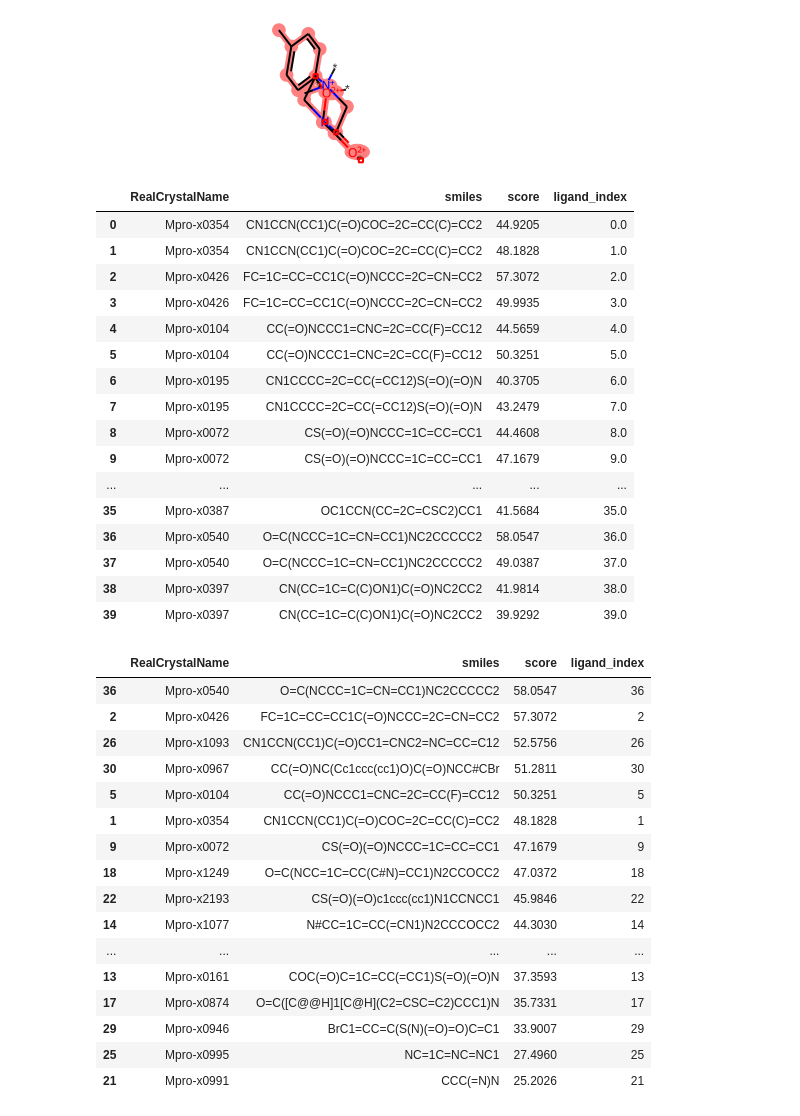
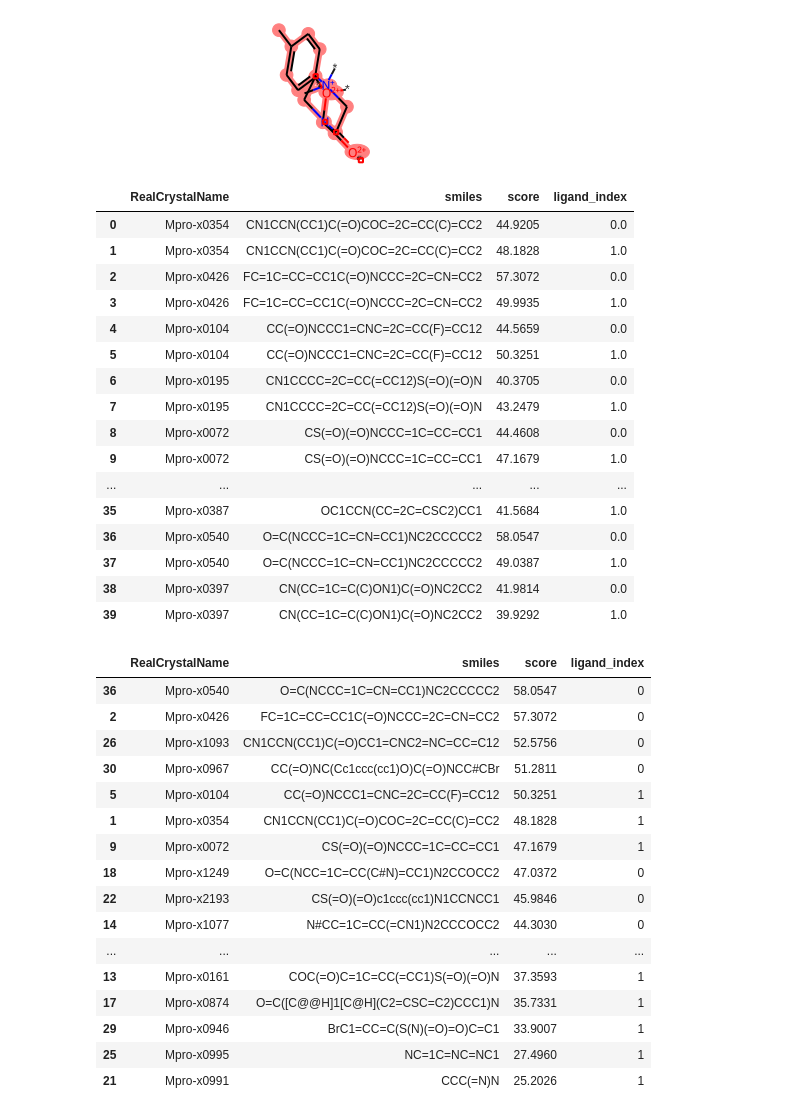
Before and after one commit to wjm41/smi2wyk, a Jupyter notebook: notebooks/docking/dock_mpro_fragments.ipynb, the cells around one changed output. Cells and saved outputs as stored; diff of their text form; code cells hidden in the pictures.

```diff
--- a/notebooks/docking/dock_mpro_fragments.ipynb
+++ b/notebooks/docking/dock_mpro_fragments.ipynb
@@ -154,53 +154,53 @@ Generated from the CSD
 # %%
 df_scores = pd.DataFrame(columns=['RealCrystalName', 'smiles', 'score'])
 
 for index, row in df_frags.iterrows():
     for ligand_index in range(index*n_docks, (index+1)*n_docks):
         try:
             ligand = results.ligands[ligand_index]
             score = ligand.fitness()
-            df_scores = df_scores.append({'RealCrystalName': row.RealCrystalName, 'smiles': row.smiles, 'ligand_index': ligand_index, 'score': score}, ignore_index=True)
+            df_scores = df_scores.append({'RealCrystalName': row.RealCrystalName, 'smiles': row.smiles, 'ligand_index': ligand_index - index*n_docks, 'score': score}, ignore_index=True)
         except:
             pass
 df_scores
 # %% [output]
 |  | RealCrystalName | smiles | score | ligand_index |
 | 0 | Mpro-x0354 | CN1CCN(CC1)C(=O)COC=2C=CC(C)=CC2 | 44.9205 | 0.0 |
 | 1 | Mpro-x0354 | CN1CCN(CC1)C(=O)COC=2C=CC(C)=CC2 | 48.1828 | 1.0 |
-| 2 | Mpro-x0426 | FC=1C=CC=CC1C(=O)NCCC=2C=CN=CC2 | 57.3072 | 2.0 |
-| 3 | Mpro-x0426 | FC=1C=CC=CC1C(=O)NCCC=2C=CN=CC2 | 49.9935 | 3.0 |
-| 4 | Mpro-x0104 | CC(=O)NCCC1=CNC=2C=CC(F)=CC12 | 44.5659 | 4.0 |
-| 5 | Mpro-x0104 | CC(=O)NCCC1=CNC=2C=CC(F)=CC12 | 50.3251 | 5.0 |
-| 6 | Mpro-x0195 | CN1CCCC=2C=CC(=CC12)S(=O)(=O)N | 40.3705 | 6.0 |
-| 7 | Mpro-x0195 | CN1CCCC=2C=CC(=CC12)S(=O)(=O)N | 43.2479 | 7.0 |
-| 8 | Mpro-x0072 | CS(=O)(=O)NCCC=1C=CC=CC1 | 44.4608 | 8.0 |
-| 9 | Mpro-x0072 | CS(=O)(=O)NCCC=1C=CC=CC1 | 47.1679 | 9.0 |
+| 2 | Mpro-x0426 | FC=1C=CC=CC1C(=O)NCCC=2C=CN=CC2 | 57.3072 | 0.0 |
+| 3 | Mpro-x0426 | FC=1C=CC=CC1C(=O)NCCC=2C=CN=CC2 | 49.9935 | 1.0 |
+| 4 | Mpro-x0104 | CC(=O)NCCC1=CNC=2C=CC(F)=CC12 | 44.5659 | 0.0 |
+| 5 | Mpro-x0104 | CC(=O)NCCC1=CNC=2C=CC(F)=CC12 | 50.3251 | 1.0 |
+| 6 | Mpro-x0195 | CN1CCCC=2C=CC(=CC12)S(=O)(=O)N | 40.3705 | 0.0 |
+| 7 | Mpro-x0195 | CN1CCCC=2C=CC(=CC12)S(=O)(=O)N | 43.2479 | 1.0 |
+| 8 | Mpro-x0072 | CS(=O)(=O)NCCC=1C=CC=CC1 | 44.4608 | 0.0 |
+| 9 | Mpro-x0072 | CS(=O)(=O)NCCC=1C=CC=CC1 | 47.1679 | 1.0 |
 | ... | ... | ... | ... | ... |
-| 35 | Mpro-x0387 | OC1CCN(CC=2C=CSC2)CC1 | 41.5684 | 35.0 |
-| 36 | Mpro-x0540 | O=C(NCCC=1C=CN=CC1)NC2CCCCC2 | 58.0547 | 36.0 |
-| 37 | Mpro-x0540 | O=C(NCCC=1C=CN=CC1)NC2CCCCC2 | 49.0387 | 37.0 |
-| 38 | Mpro-x0397 | CN(CC=1C=C(C)ON1)C(=O)NC2CC2 | 41.9814 | 38.0 |
-| 39 | Mpro-x0397 | CN(CC=1C=C(C)ON1)C(=O)NC2CC2 | 39.9292 | 39.0 |
+| 35 | Mpro-x0387 | OC1CCN(CC=2C=CSC2)CC1 | 41.5684 | 1.0 |
+| 36 | Mpro-x0540 | O=C(NCCC=1C=CN=CC1)NC2CCCCC2 | 58.0547 | 0.0 |
+| 37 | Mpro-x0540 | O=C(NCCC=1C=CN=CC1)NC2CCCCC2 | 49.0387 | 1.0 |
+| 38 | Mpro-x0397 | CN(CC=1C=C(C)ON1)C(=O)NC2CC2 | 41.9814 | 0.0 |
+| 39 | Mpro-x0397 | CN(CC=1C=C(C)ON1)C(=O)NC2CC2 | 39.9292 | 1.0 |
 # %%
 df_best_poses = df_scores.sort_values(by='score', ascending=False).drop_duplicates(subset=['RealCrystalName', 'smiles'], keep='first').astype({'ligand_index': int})
 df_best_poses
 # %% [output]
 |  | RealCrystalName | smiles | score | ligand_index |
-| 36 | Mpro-x0540 | O=C(NCCC=1C=CN=CC1)NC2CCCCC2 | 58.0547 | 36 |
-| 2 | Mpro-x0426 | FC=1C=CC=CC1C(=O)NCCC=2C=CN=CC2 | 57.3072 | 2 |
-| 26 | Mpro-x1093 | CN1CCN(CC1)C(=O)CC1=CNC2=NC=CC=C12 | 52.5756 | 26 |
-| 30 | Mpro-x0967 | CC(=O)NC(Cc1ccc(cc1)O)C(=O)NCC#CBr | 51.2811 | 30 |
-| 5 | Mpro-x0104 | CC(=O)NCCC1=CNC=2C=CC(F)=CC12 | 50.3251 | 5 |
+| 36 | Mpro-x0540 | O=C(NCCC=1C=CN=CC1)NC2CCCCC2 | 58.0547 | 0 |
+| 2 | Mpro-x0426 | FC=1C=CC=CC1C(=O)NCCC=2C=CN=CC2 | 57.3072 | 0 |
+| 26 | Mpro-x1093 | CN1CCN(CC1)C(=O)CC1=CNC2=NC=CC=C12 | 52.5756 | 0 |
+| 30 | Mpro-x0967 | CC(=O)NC(Cc1ccc(cc1)O)C(=O)NCC#CBr | 51.2811 | 0 |
+| 5 | Mpro-x0104 | CC(=O)NCCC1=CNC=2C=CC(F)=CC12 | 50.3251 | 1 |
 | 1 | Mpro-x0354 | CN1CCN(CC1)C(=O)COC=2C=CC(C)=CC2 | 48.1828 | 1 |
-| 9 | Mpro-x0072 | CS(=O)(=O)NCCC=1C=CC=CC1 | 47.1679 | 9 |
-| 18 | Mpro-x1249 | O=C(NCC=1C=CC(C#N)=CC1)N2CCOCC2 | 47.0372 | 18 |
-| 22 | Mpro-x2193 | CS(=O)(=O)c1ccc(cc1)N1CCNCC1 | 45.9846 | 22 |
-| 14 | Mpro-x1077 | N#CC=1C=CC(=CN1)N2CCCOCC2 | 44.3030 | 14 |
+| 9 | Mpro-x0072 | CS(=O)(=O)NCCC=1C=CC=CC1 | 47.1679 | 1 |
+| 18 | Mpro-x1249 | O=C(NCC=1C=CC(C#N)=CC1)N2CCOCC2 | 47.0372 | 0 |
+| 22 | Mpro-x2193 | CS(=O)(=O)c1ccc(cc1)N1CCNCC1 | 45.9846 | 0 |
+| 14 | Mpro-x1077 | N#CC=1C=CC(=CN1)N2CCCOCC2 | 44.3030 | 0 |
 | ... | ... | ... | ... | ... |
-| 13 | Mpro-x0161 | COC(=O)C=1C=CC(=CC1)S(=O)(=O)N | 37.3593 | 13 |
-| 17 | Mpro-x0874 | O=C([C@@H]1[C@H](C2=CSC=C2)CCC1)N | 35.7331 | 17 |
-| 29 | Mpro-x0946 | BrC1=CC=C(S(N)(=O)=O)C=C1 | 33.9007 | 29 |
-| 25 | Mpro-x0995 | NC=1C=NC=NC1 | 27.4960 | 25 |
-| 21 | Mpro-x0991 | CCC(=N)N | 25.2026 | 21 |
+| 13 | Mpro-x0161 | COC(=O)C=1C=CC(=CC1)S(=O)(=O)N | 37.3593 | 1 |
+| 17 | Mpro-x0874 | O=C([C@@H]1[C@H](C2=CSC=C2)CCC1)N | 35.7331 | 1 |
+| 29 | Mpro-x0946 | BrC1=CC=C(S(N)(=O)=O)C=C1 | 33.9007 | 1 |
+| 25 | Mpro-x0995 | NC=1C=NC=NC1 | 27.4960 | 1 |
+| 21 | Mpro-x0991 | CCC(=N)N | 25.2026 | 1 |
 # %%
 df_best_poses.to_csv('mpro_frags_best_poses.csv', index=False)
```
Also changed, not shown: parts of 1 cell of this notebook, 3 other files.
